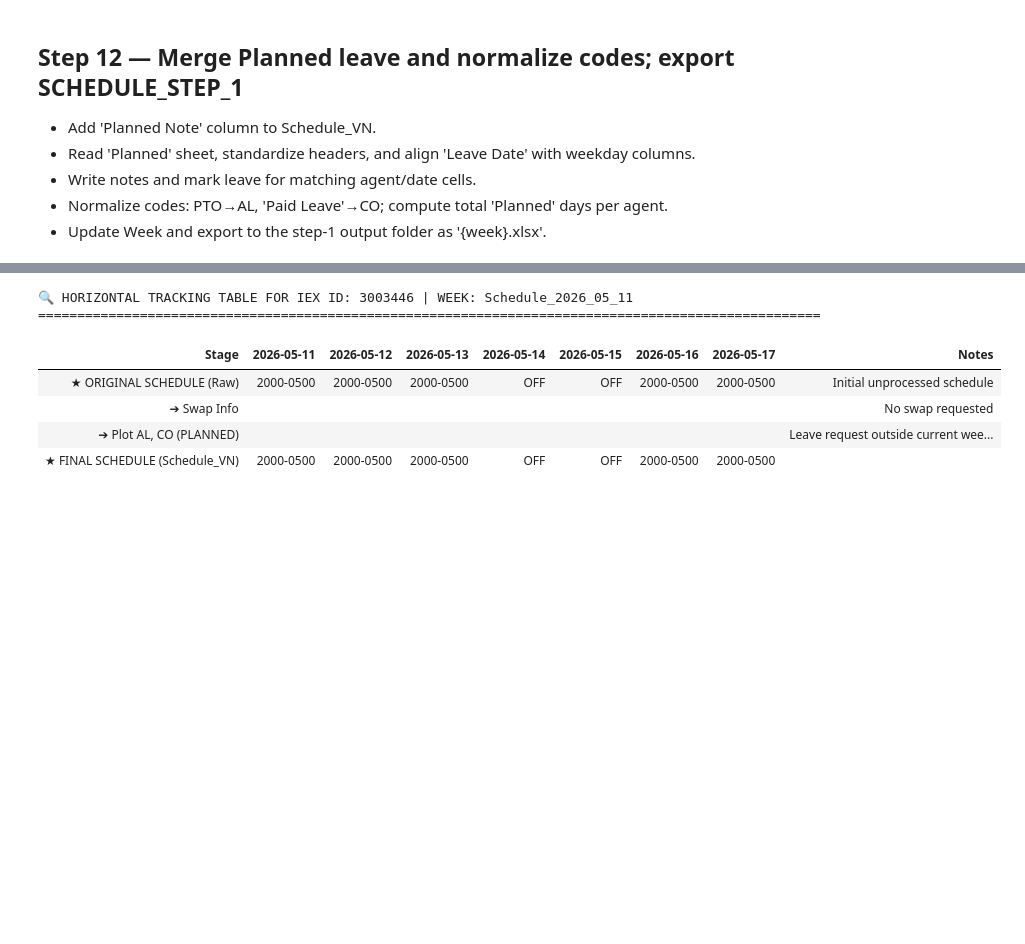
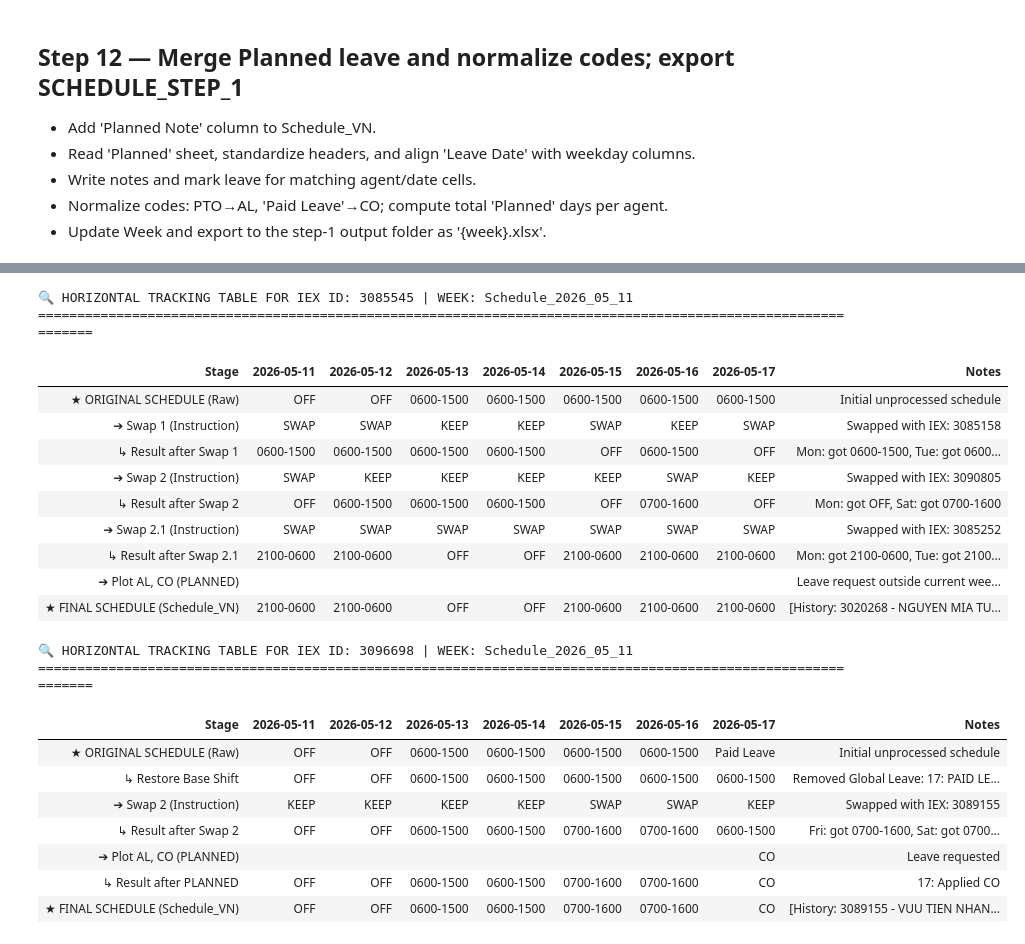
Before and after one commit to NguyenHuuChinh1998/CODE, a Jupyter notebook: Schedule_Tool.ipynb, the cells around one changed output, grey strips where cells are left out. Cells and saved outputs as stored; diff of their text form; code cells hidden in the pictures; blank space fills up the shorter version.

```diff
--- a/Schedule_Tool.ipynb
+++ b/Schedule_Tool.ipynb
@@ -1031,11 +1033,11 @@ Found 18 Schedule files. Starting automatic scan...
 def track_agent_schedule(target_iex, target_week):
     """
     Tracks the schedule changes of a specific agent across different processing stages.
-    Features dynamic Step numbering (e.g., Step 1, Step 1.1) and step-by-step breakdown.
+    Features dynamic Step numbering, Base Shift Restoration tracking, and step-by-step breakdown.
     Fully localized in English.
     """
     print(f"🔍 HORIZONTAL TRACKING TABLE FOR IEX ID: {target_iex} | WEEK: {target_week}")
-    print("=" * 100)
+    print("=" * 110)
 
     tracking_data = []
     weekdays = ["Monday", "Tuesday", "Wednesday", "Thursday", "Friday", "Saturday", "Sunday"]
@@ -1067,6 +1069,32 @@ def track_agent_schedule(target_iex, target_week):
         else:
             row_raw['Notes'] = "Agent not found in raw schedule"
     tracking_data.append(row_raw)
+
+    # ---------------------------------------------------------
+    # 1.5 RESTORE BASE SHIFT (Remove Global Planned Leave)
+    # ---------------------------------------------------------
+    leave_codes = ['PTO', 'PAID LEAVE', 'HOLIDAY', 'AL', 'CO', 'HO', 'LWP', 'LEAVE']
+
+    # Check if there are any Global leave codes in the raw schedule
+    needs_restore = any(str(v).strip().upper() in leave_codes for v in current_sched.values())
+
+    if needs_restore:
+        row_restore = {"Stage": "   ↳ Restore Base Shift"}
+
+        # Calculate dominant shift from raw values
+        shifts_only = [str(v).strip() for v in current_sched.values() if '-' in str(v)]
+        dominant_shift = pd.Series(shifts_only).mode()[0] if shifts_only else "0000-0000"
+
+        restore_notes = []
+        for d in date_cols:
+            val_up = str(current_sched[d]).strip().upper()
+            if val_up in leave_codes:
+                current_sched[d] = dominant_shift
+                restore_notes.append(f"{d[-2:]}: {val_up} -> {dominant_shift}")
+            row_restore[d] = current_sched[d]
+
+        row_restore['Notes'] = "Removed Global Leave: " + ", ".join(restore_notes)
+        tracking_data.append(row_restore)
 
     # ---------------------------------------------------------
     # 2. SWAP INFORMATION (Auto Step-numbering)
@@ -1124,7 +1152,16 @@ def track_agent_schedule(target_iex, target_week):
                             if 'schedule_step_1' in globals():
                                 p_df = schedule_step_1[(schedule_step_1['Week'] == target_week) & (schedule_step_1['IEX ID'] == partner)]
                                 if not p_df.empty:
-                                    partner_raw = str(p_df.iloc[0].get(d_col, ""))
+                                    # Simulate what partner's shift would be (restored if they had leave)
+                                    p_raw_vals = p_df.iloc[0].to_dict()
+                                    p_shifts_only = [str(p_raw_vals.get(d, "")).strip() for d in date_cols if '-' in str(p_raw_vals.get(d, ""))]
+                                    p_dominant = pd.Series(p_shifts_only).mode()[0] if p_shifts_only else "0000-0000"
+
+                                    p_cell = str(p_raw_vals.get(d_col, "")).strip().upper()
+                                    if p_cell in leave_codes:
+                                        partner_raw = p_dominant
+                                    else:
+                                        partner_raw = str(p_raw_vals.get(d_col, ""))
 
                             current_sched[d_col] = partner_raw
                             notes_inter.append(f"{day[:3]}: got {partner_raw}")
@@ -1186,39 +1223,57 @@ def track_agent_schedule(target_iex, target_week):
                 row_final[d] = str(df_final.iloc[0].get(d, ""))
 
             swap_hist = str(df_final.iloc[0].get('Detailed Swap History', '')).replace('\n', ' ')
             plan_note = str(df_final.iloc[0].get('Planned Note', ''))
 
             note_str = []
             if swap_hist.strip(): note_str.append(f"[History: {swap_hist}]")
             if plan_note.strip(): note_str.append(f"[Leave Note: {plan_note}]")
 
             row_final['Notes'] = " ".join(note_str)
         else:
             row_final['Notes'] = "Agent not found in Final file"
     tracking_data.append(row_final)
 
     # =========================================================
     # RENDER FULL UNTRUNCATED TABLE
     # =========================================================
     tracking_df = pd.DataFrame(tracking_data).fillna("")
 
     with pd.option_context('display.max_rows', None, 'display.max_columns', None, 'display.max_colwidth', None):
         display(HTML(tracking_df.to_html(index=False, max_rows=None, max_cols=None)))
 
     return tracking_df
 
 # =========================================================
 # EXECUTION (Example)
 # =========================================================
-TARGET_IEX = 3003446
+TARGET_IEX_1 = 3085545
+TARGET_IEX_2 = 3096698
+
 TARGET_WEEK = week
-df_track = track_agent_schedule(TARGET_IEX, TARGET_WEEK)
+df_track_1 = track_agent_schedule(TARGET_IEX_1, TARGET_WEEK)
+df_track_2 = track_agent_schedule(TARGET_IEX_2, TARGET_WEEK)
 # %% [output]
-🔍 HORIZONTAL TRACKING TABLE FOR IEX ID: 3003446 | WEEK: Schedule_2026_05_11
-====================================================================================================
+🔍 HORIZONTAL TRACKING TABLE FOR IEX ID: 3085545 | WEEK: Schedule_2026_05_11
+==============================================================================================================
 | Stage | 2026-05-11 | 2026-05-12 | 2026-05-13 | 2026-05-14 | 2026-05-15 | 2026-05-16 | 2026-05-17 | Notes |
-| ★ ORIGINAL SCHEDULE (Raw) | 2000-0500 | 2000-0500 | 2000-0500 | OFF | OFF | 2000-0500 | 2000-0500 | Initial unprocessed schedule |
-| ➔ Swap Info |  |  |  |  |  |  |  | No swap requested |
+| ★ ORIGINAL SCHEDULE (Raw) | OFF | OFF | 0600-1500 | 0600-1500 | 0600-1500 | 0600-1500 | 0600-1500 | Initial unprocessed schedule |
+| ➔ Swap 1 (Instruction) | SWAP | SWAP | KEEP | KEEP | SWAP | KEEP | SWAP | Swapped with IEX: 3085158 |
+| ↳ Result after Swap 1 | 0600-1500 | 0600-1500 | 0600-1500 | 0600-1500 | OFF | 0600-1500 | OFF | Mon: got 0600-1500, Tue: got 0600... |
+| ➔ Swap 2 (Instruction) | SWAP | KEEP | KEEP | KEEP | KEEP | SWAP | KEEP | Swapped with IEX: 3090805 |
+| ↳ Result after Swap 2 | OFF | 0600-1500 | 0600-1500 | 0600-1500 | OFF | 0700-1600 | OFF | Mon: got OFF, Sat: got 0700-1600 |
+| ➔ Swap 2.1 (Instruction) | SWAP | SWAP | SWAP | SWAP | SWAP | SWAP | SWAP | Swapped with IEX: 3085252 |
+| ↳ Result after Swap 2.1 | 2100-0600 | 2100-0600 | OFF | OFF | 2100-0600 | 2100-0600 | 2100-0600 | Mon: got 2100-0600, Tue: got 2100... |
 | ➔ Plot AL, CO (PLANNED) |  |  |  |  |  |  |  | Leave request outside current wee... |
-| ★ FINAL SCHEDULE (Schedule_VN) | 2000-0500 | 2000-0500 | 2000-0500 | OFF | OFF | 2000-0500 | 2000-0500 |  |
+| ★ FINAL SCHEDULE (Schedule_VN) | 2100-0600 | 2100-0600 | OFF | OFF | 2100-0600 | 2100-0600 | 2100-0600 | [History: 3020268 - NGUYEN MIA TU... |
+🔍 HORIZONTAL TRACKING TABLE FOR IEX ID: 3096698 | WEEK: Schedule_2026_05_11
+==============================================================================================================
+| Stage | 2026-05-11 | 2026-05-12 | 2026-05-13 | 2026-05-14 | 2026-05-15 | 2026-05-16 | 2026-05-17 | Notes |
+| ★ ORIGINAL SCHEDULE (Raw) | OFF | OFF | 0600-1500 | 0600-1500 | 0600-1500 | 0600-1500 | Paid Leave | Initial unprocessed schedule |
+| ↳ Restore Base Shift | OFF | OFF | 0600-1500 | 0600-1500 | 0600-1500 | 0600-1500 | 0600-1500 | Removed Global Leave: 17: PAID LE... |
+| ➔ Swap 2 (Instruction) | KEEP | KEEP | KEEP | KEEP | SWAP | SWAP | KEEP | Swapped with IEX: 3089155 |
+| ↳ Result after Swap 2 | OFF | OFF | 0600-1500 | 0600-1500 | 0700-1600 | 0700-1600 | 0600-1500 | Fri: got 0700-1600, Sat: got 0700... |
+| ➔ Plot AL, CO (PLANNED) |  |  |  |  |  |  | CO | Leave requested |
+| ↳ Result after PLANNED | OFF | OFF | 0600-1500 | 0600-1500 | 0700-1600 | 0700-1600 | CO | 17: Applied CO |
+| ★ FINAL SCHEDULE (Schedule_VN) | OFF | OFF | 0600-1500 | 0600-1500 | 0700-1600 | 0700-1600 | CO | [History: 3089155 - VUU TIEN NHAN... |
 # %%
```
Also changed, not shown: parts of 7 cells of this notebook, 27 other files.
